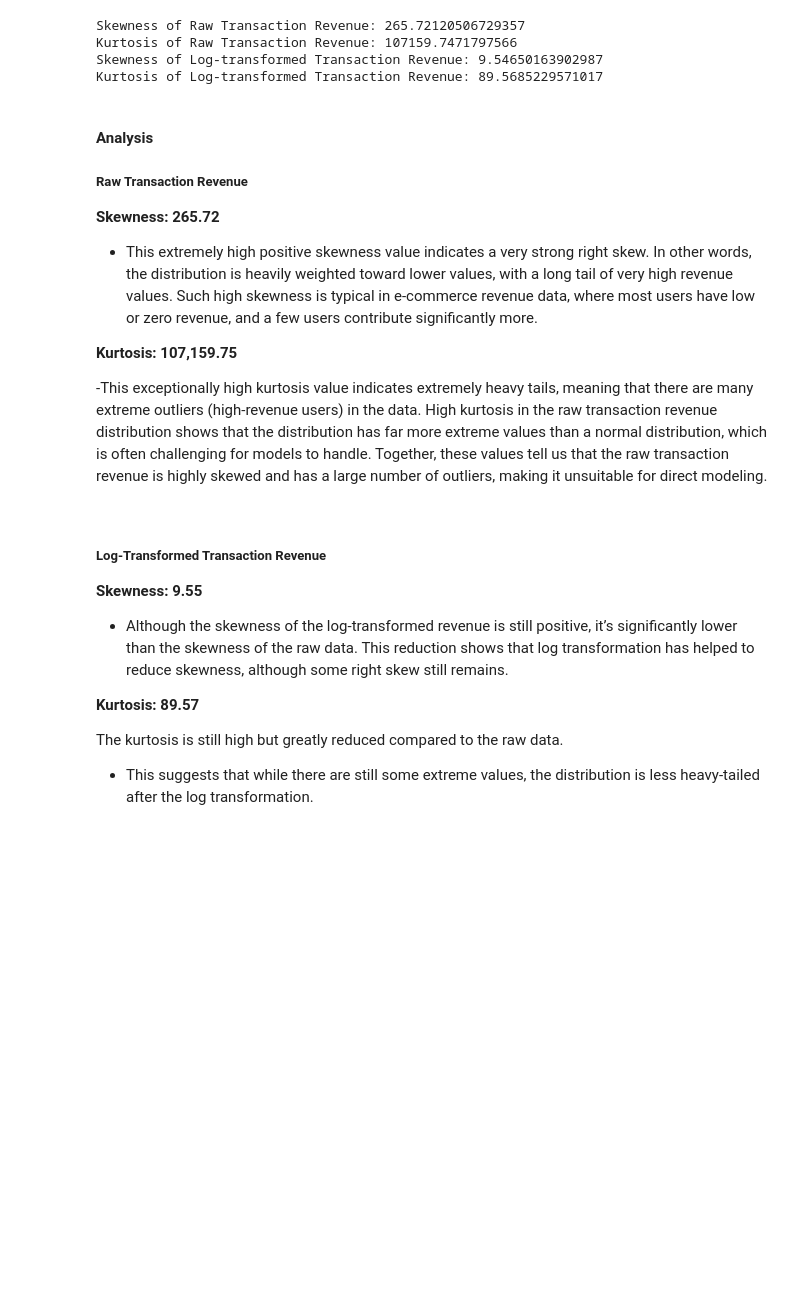
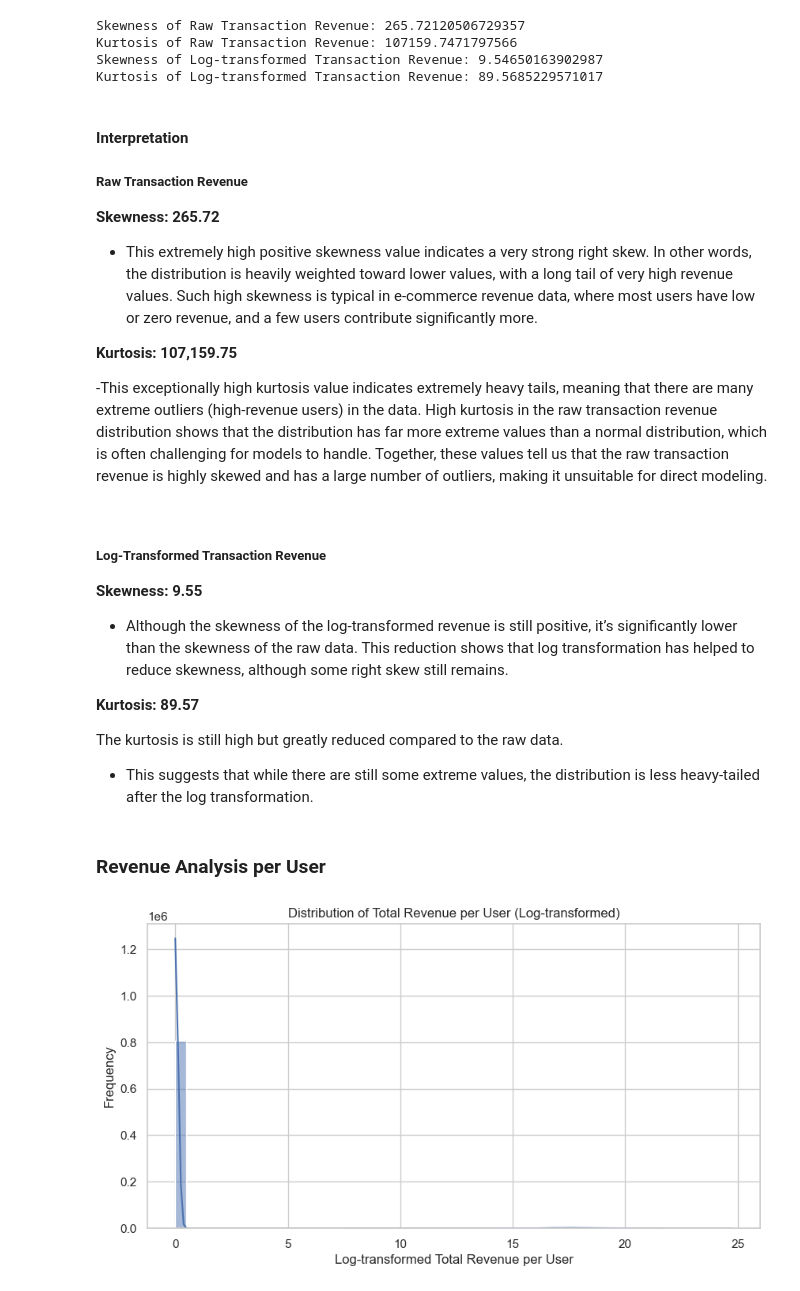
Before and after one commit to PaolaGaray/GA-CustomerRevenuePrediction, a Jupyter notebook: notebooks/data_wrangling_and_EDA.ipynb, the cells around one changed output. Cells and saved outputs as stored; diff of their text form; code cells hidden in the pictures; blank space fills up the shorter version.

```diff
--- a/notebooks/data_wrangling_and_EDA.ipynb
+++ b/notebooks/data_wrangling_and_EDA.ipynb
@@ -165,7 +165,7 @@ Kurtosis of Raw Transaction Revenue: 107159.7471797566
 Skewness of Log-transformed Transaction Revenue: 9.54650163902987
 Kurtosis of Log-transformed Transaction Revenue: 89.5685229571017
 # %% [markdown]
-#### Analysis
+#### Interpretation
 
 ##### Raw Transaction Revenue
 **Skewness: 265.72**
@@ -190,3 +190,16 @@ Together, these values tell us that the raw transaction revenue is highly skewed
 
 The kurtosis is still high but greatly reduced compared to the raw data.
 - This suggests that while there are still some extreme values, the distribution is less heavy-tailed after the log transformation.
+# %% [markdown]
+### Revenue Analysis per User
+# %%
+# Aggregate revenue per user, log-transform, and plot distribution
+user_revenue = df.groupby('fullVisitorId')['totals_transactionRevenue'].sum()
+plt.figure(figsize=(10, 5))
+sns.histplot(np.log1p(user_revenue), bins=50, kde=True)
+plt.title("Distribution of Total Revenue per User (Log-transformed)")
+plt.xlabel("Log-transformed Total Revenue per User")
+plt.ylabel("Frequency")
+plt.show()
+# %% [output]
+[figure, added]
```
Also changed, not shown: parts of 13 cells of this notebook.
